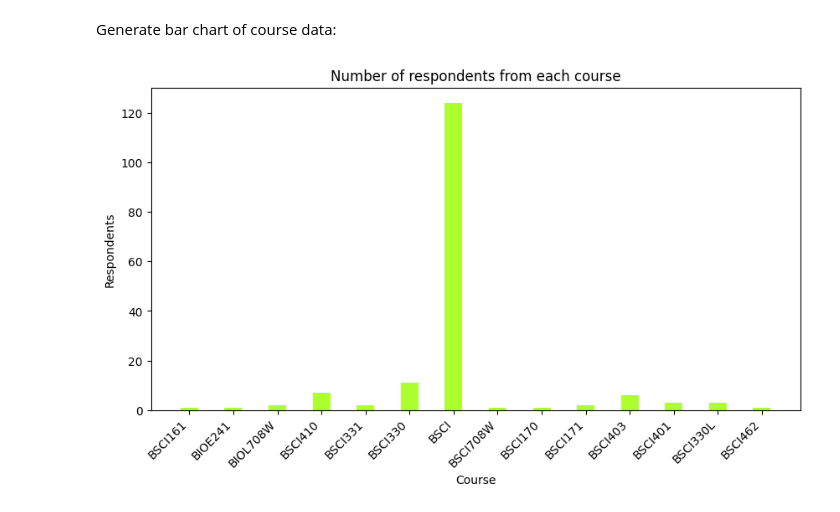
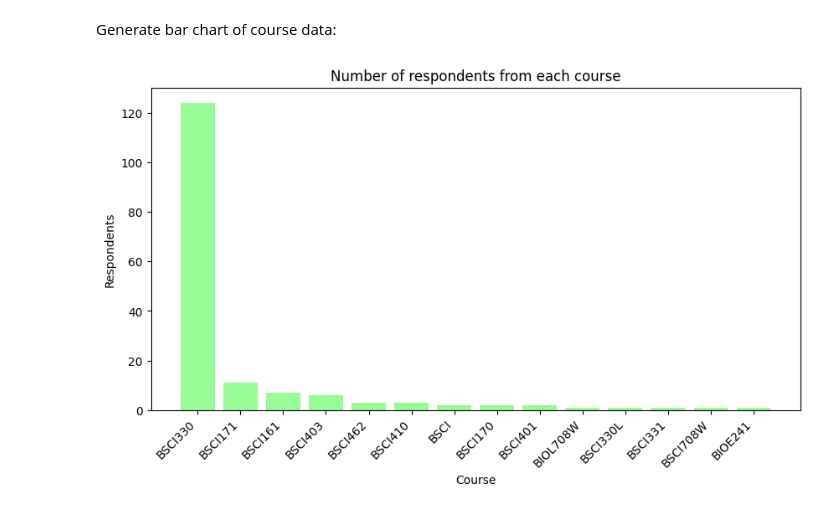
Before and after one commit to maxinehsu/summary-visualizations, a Jupyter notebook: viz.ipynb, the cells around one changed output. Drawn from its saved outputs; the diff is of its cells as text; code cells hidden in the pictures.

```diff
--- a/viz.ipynb
+++ b/viz.ipynb
@@ -36,23 +36,27 @@ Standardize course codes:
 subject_pattern = re.compile("[A-Za-z]{4}")         # e.g., "BSCI" or "BIOE"
 number_pattern = re.compile("[0-9]{3}[A-Za-z]?")    # e.g., "171" or "330"
 
-# iterate through each response in "Course" column and standardize course codes
-for i in range(len(df["Course"])):
-    subject = subject_pattern.search(df["Course"][i]).group().upper() if subject_pattern.search(df["Course"][i]) else ""
-    number = number_pattern.search(df["Course"][i]).group().upper() if number_pattern.search(df["Course"][i]) else ""
+# iterate through each response in "course" column and standardize course codes
+for i in range(len(df["course"])):
+    subject = subject_pattern.search(df["course"][i]).group().upper() if subject_pattern.search(df["course"][i]) else ""
+    number = number_pattern.search(df["course"][i]).group().upper() if number_pattern.search(df["course"][i]) else ""
 
-    df.at[i, "Course"] = subject + number   # update course code to standard (e.g., biol708w -> BIOL708W)
+    df.at[i, "course"] = subject + number   # update course code to standard (e.g., biol708w -> BIOL708W)
+
+### might have to modify data a bit more. it's obvious some respondents mistyped their course codes
+### (e.g., BSCI708W when they meant BIOL708W or BSCI331 when they meant BSCI330).
 # %% [markdown]
 Generate bar chart of course data:
 # %%
+count = df["course"].value_counts()
 fig = plt.figure(figsize=(10, 5))
 
-plt.bar(list(set(df["Course"])), df.groupby("Course").size(), color="greenyellow", width=0.4)
+plt.bar(count.index.tolist(), count, color="palegreen")
 plt.xlabel("Course")
 plt.ylabel("Respondents")
 plt.title("Number of respondents from each course")
 plt.xticks(rotation=45, ha="right")
 
 plt.show()
 # %% [output]
-[figure, old version]
+[figure, new version]
```
Also changed, not shown: parts of 1 cell of this notebook.
